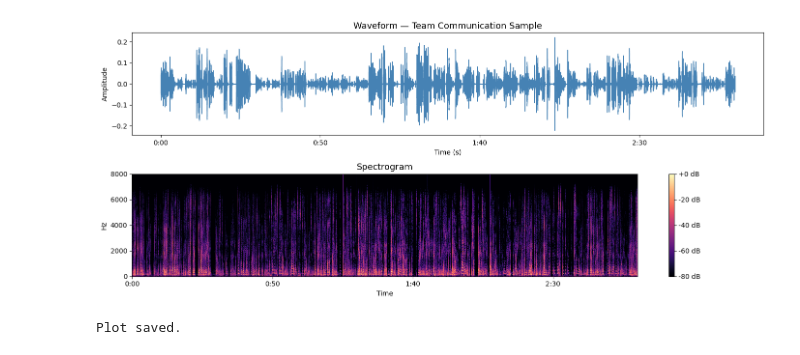
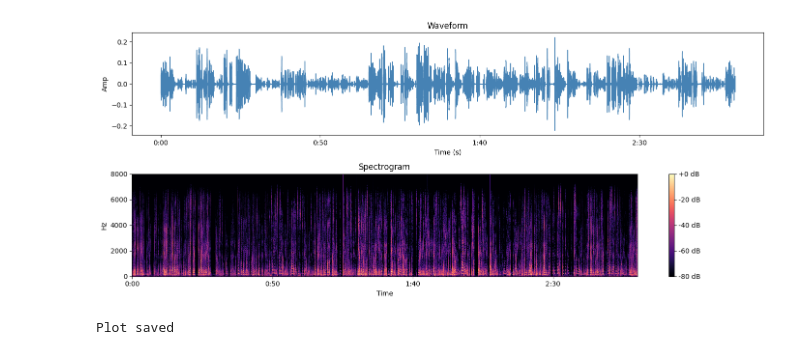
Before and after one commit to vennelavarshini18/ISSR_Project01_Screening, a Jupyter notebook: Dataset_selection_N1.ipynb, the cells around one changed output. Saved outputs shown, nothing was run; the diff lists cells and outputs as text; code cells hidden in the pictures.

```diff
--- a/Dataset_selection_N1.ipynb
+++ b/Dataset_selection_N1.ipynb
@@ -178,23 +159,25 @@ Sample utterances:
 # %%
-fig, axes = plt.subplots(2, 1, figsize=(14, 6))
+# waveform and spectrogram
+fig, ax = plt.subplots(2, 1, figsize=(14, 6))
 
-# Waveform
-axes[0].set_title("Waveform — Team Communication Sample", fontsize=13)
-librosa.display.waveshow(y, sr=sr, ax=axes[0], color='steelblue')
-axes[0].set_xlabel("Time (s)")
-axes[0].set_ylabel("Amplitude")
+# waveform
+ax[0].set_title("Waveform")
+librosa.display.waveshow(y, sr=sr, ax=ax[0], color="steelblue")
+ax[0].set_xlabel("Time (s)")
+ax[0].set_ylabel("Amp")
 
-# Spectrogram
-D = librosa.amplitude_to_db(np.abs(librosa.stft(y)), ref=np.max)
-img = librosa.display.specshow(D, sr=sr, x_axis='time', y_axis='hz', ax=axes[1], cmap='magma')
-axes[1].set_title("Spectrogram", fontsize=13)
-plt.colorbar(img, ax=axes[1], format="%+2.0f dB")
+# spectrogram
+S = librosa.amplitude_to_db(np.abs(librosa.stft(y)), ref=np.max)
+img = librosa.display.specshow(S, sr=sr, x_axis="time", y_axis="hz", ax=ax[1], cmap="magma")
+ax[1].set_title("Spectrogram")
+plt.colorbar(img, ax=ax[1], format="%+2.0f dB")
 
 plt.tight_layout()
-plt.savefig("sample_waveform_spectrogram.png", dpi=150, bbox_inches='tight')
+plt.savefig("sample_waveform_spectrogram.png", dpi=150)
 plt.show()
-print("Plot saved.")
+
+print("Plot saved")
 # %% [output]
-[figure, old version]
+[figure, new version]
-Plot saved.
+Plot saved
 # %%
```
Also changed, not shown: parts of 7 cells of this notebook, 6 other files.
